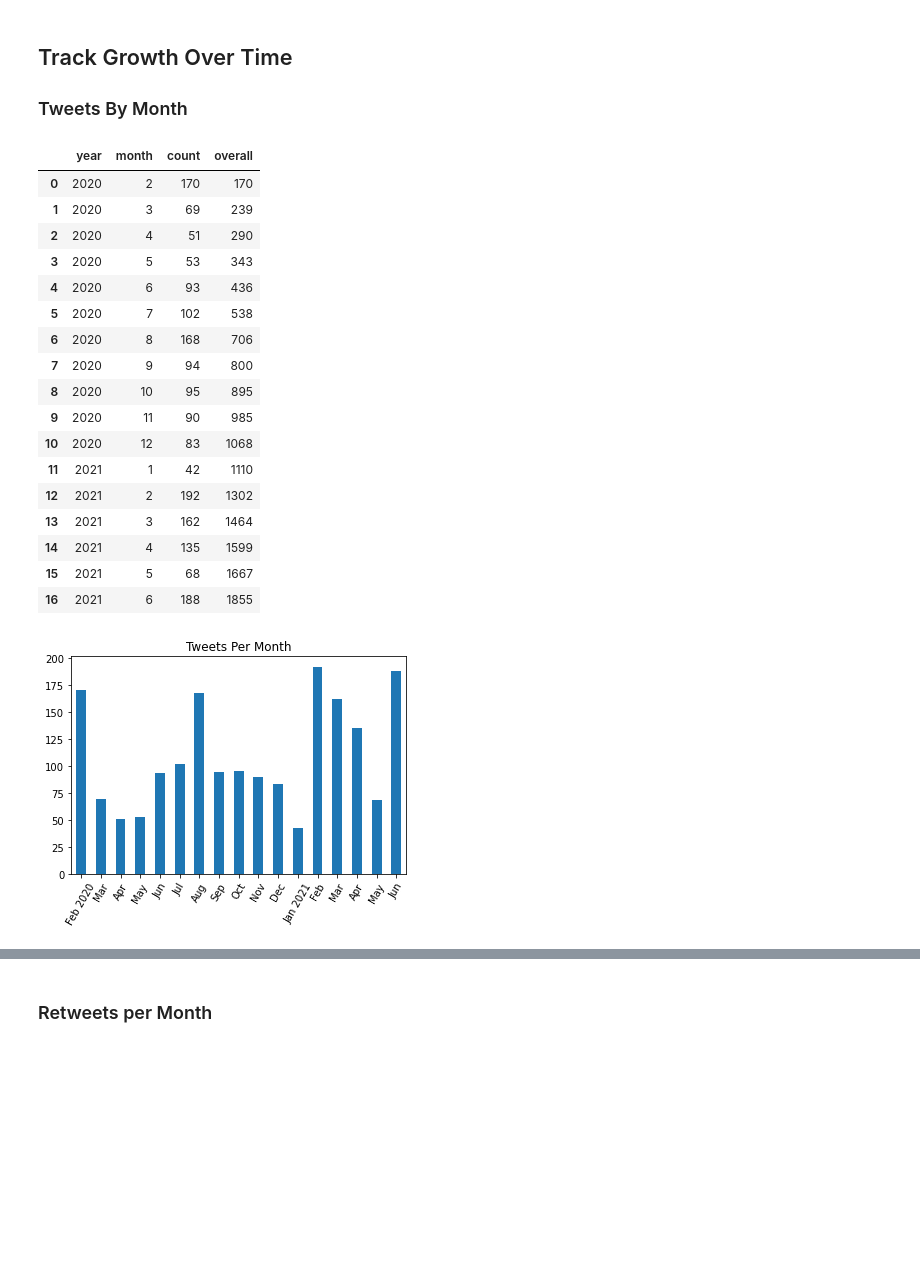
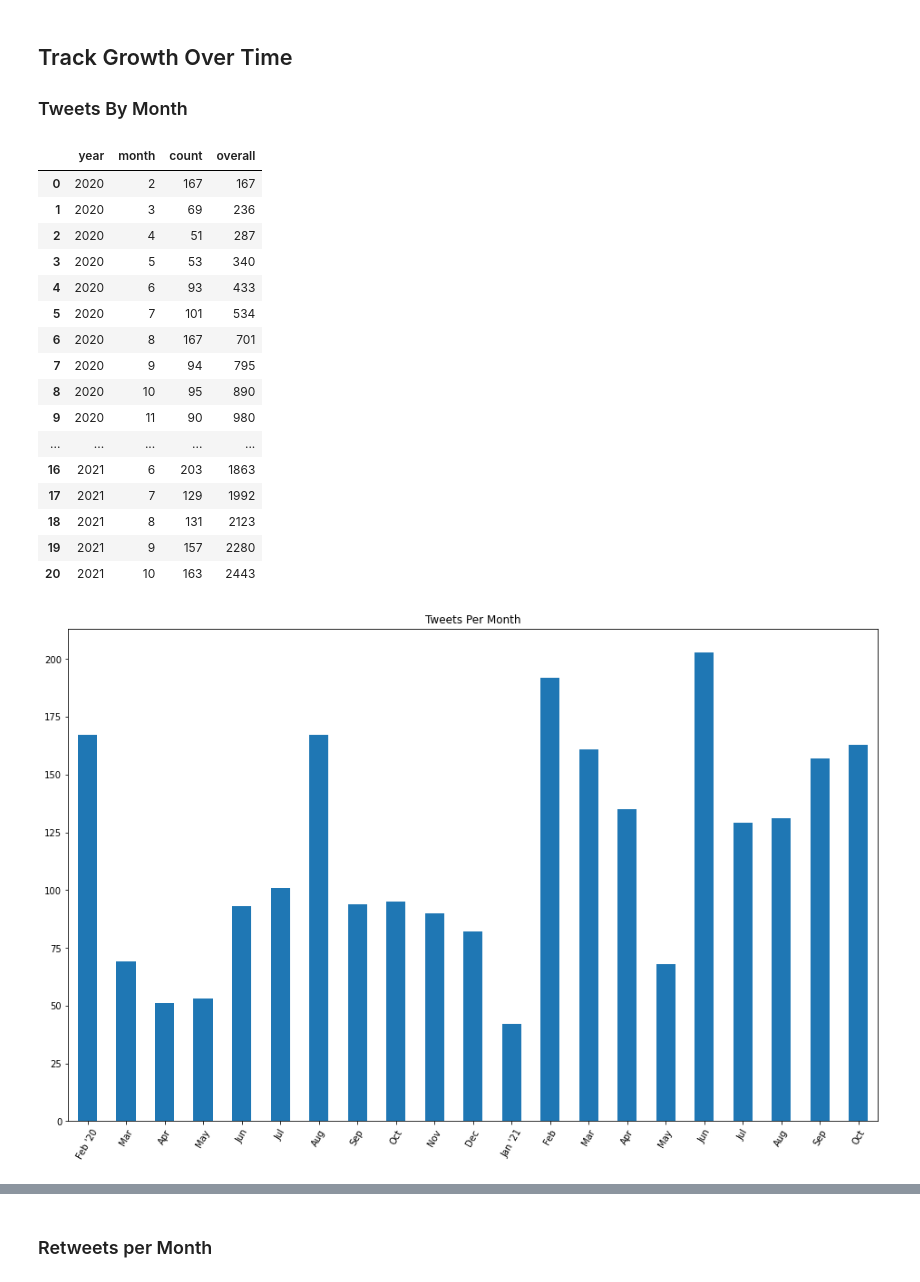
Before and after one commit to educatorsRlearners/podrevday, a Jupyter notebook: 01_analysis.ipynb, the cells around one changed output, grey strips where cells are left out. Drawn from its saved outputs; the diff is of its cells as text; code cells hidden in the pictures; blank space fills up the shorter version.

```diff
--- a/01_analysis.ipynb
+++ b/01_analysis.ipynb
@@ -5,6 +7,6 @@ import matplotlib.pyplot as plt
 import bar_chart_race as bcr
 # %%
-df_full = pd.read_csv('data/tweets_users_jun_21.csv', parse_dates=['date'])
+df_full = pd.read_csv('data/tweets_users_oct_21.csv', parse_dates=['date'])
 df_user = pd.read_csv('data/user_data.csv')
 # %%
 df_full['year'] = df_full['date'].dt.year
@@ -141,37 +143,39 @@ tweets_per_month['overall'] = tweets_per_month['count'].cumsum()
 tweets_per_month
 # %% [output]
 |  | year | month | count | overall |
-| 0 | 2020 | 2 | 170 | 170 |
-| 1 | 2020 | 3 | 69 | 239 |
-| 2 | 2020 | 4 | 51 | 290 |
-| 3 | 2020 | 5 | 53 | 343 |
-| 4 | 2020 | 6 | 93 | 436 |
-| 5 | 2020 | 7 | 102 | 538 |
-| 6 | 2020 | 8 | 168 | 706 |
-| 7 | 2020 | 9 | 94 | 800 |
-| 8 | 2020 | 10 | 95 | 895 |
-| 9 | 2020 | 11 | 90 | 985 |
-| 10 | 2020 | 12 | 83 | 1068 |
-| 11 | 2021 | 1 | 42 | 1110 |
-| 12 | 2021 | 2 | 192 | 1302 |
-| 13 | 2021 | 3 | 162 | 1464 |
-| 14 | 2021 | 4 | 135 | 1599 |
-| 15 | 2021 | 5 | 68 | 1667 |
-| 16 | 2021 | 6 | 188 | 1855 |
+| 0 | 2020 | 2 | 167 | 167 |
+| 1 | 2020 | 3 | 69 | 236 |
+| 2 | 2020 | 4 | 51 | 287 |
+| 3 | 2020 | 5 | 53 | 340 |
+| 4 | 2020 | 6 | 93 | 433 |
+| 5 | 2020 | 7 | 101 | 534 |
+| 6 | 2020 | 8 | 167 | 701 |
+| 7 | 2020 | 9 | 94 | 795 |
+| 8 | 2020 | 10 | 95 | 890 |
+| 9 | 2020 | 11 | 90 | 980 |
+| ... | ... | ... | ... | ... |
+| 16 | 2021 | 6 | 203 | 1863 |
+| 17 | 2021 | 7 | 129 | 1992 |
+| 18 | 2021 | 8 | 131 | 2123 |
+| 19 | 2021 | 9 | 157 | 2280 |
+| 20 | 2021 | 10 | 163 | 2443 |
 # %%
+plt.rcParams["figure.figsize"] = (16,10);
+
 ax = (tweets_per_month.loc[:, ["month", 'count']]
                       .plot
                       .bar(x='month',
                            title = "Tweets Per Month",
                            legend=False));
 
-months = ('Feb 2020', "Mar", "Apr", 'May', "Jun", "Jul", 'Aug', "Sep", "Oct", "Nov", "Dec", "Jan 2021", "Feb", "Mar", 'Apr', 'May', 'Jun')
-positions = (0, 1, 2, 3, 4, 5, 6, 7, 8, 9, 10, 11, 12, 13, 14, 15, 16)
+months = ("Feb '20", "Mar", "Apr", 'May', "Jun", "Jul", 'Aug', "Sep",
+          "Oct", "Nov", "Dec", "Jan '21", "Feb", "Mar", 'Apr', 'May',
+          'Jun', 'Jul', 'Aug', "Sep", "Oct")
 
-
-plt.xticks(positions, months, rotation=60);
+positions = range(len(months))
+plt.xticks(positions, months, rotation=60)
 plt.xlabel("");
 
 ax.figure.savefig('plots/tweets_per_month.png');
 # %% [output]
-[figure, old version]
+[figure, new version]
```
Also changed, not shown: parts of 33 cells of this notebook, 34 other files.
